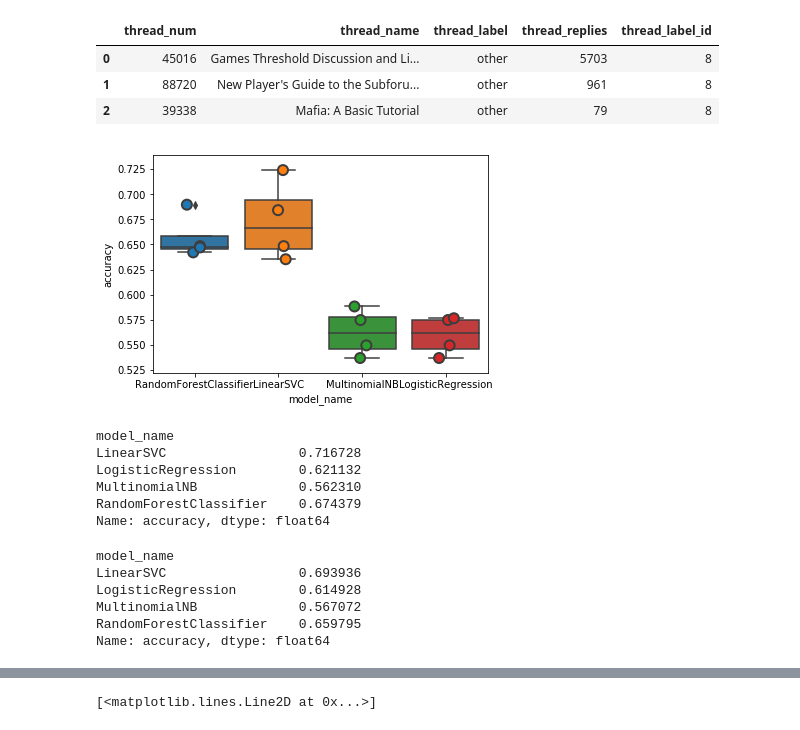
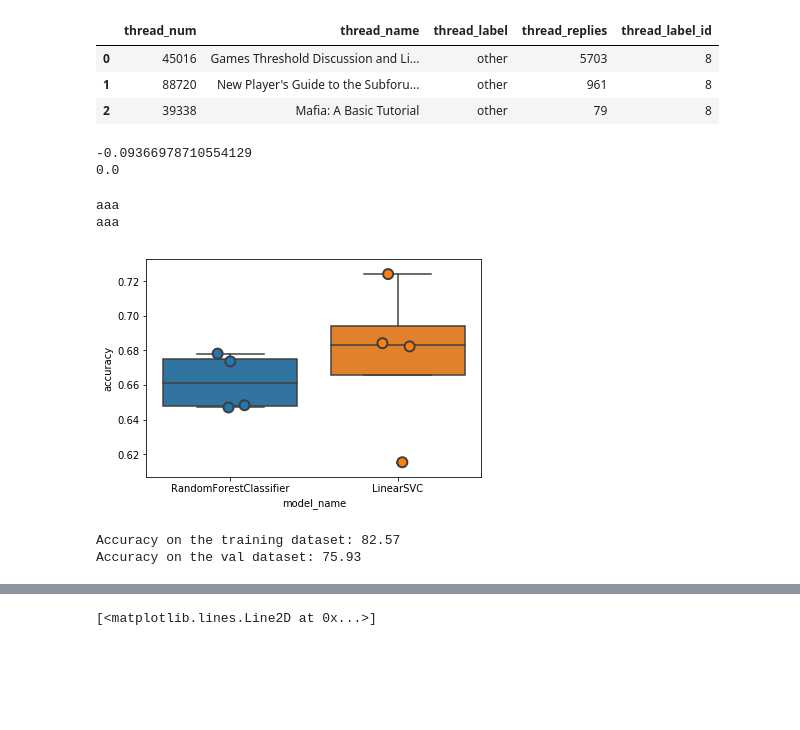
Before and after one commit to Nikishul/Kaggle-NMA-Competition, a Jupyter notebook: notebooks/Anatoly's Mafia prediction.ipynb, the cells around one changed output, grey strips where cells are left out. Saved outputs shown, nothing was run; the diff lists cells and outputs as text; code cells hidden in the pictures; blank space fills up the shorter version.

Commit message:
Submitted a CNN solution, made a quick analysis of key words in thread name

```diff
--- a/notebooks/Anatoly's Mafia prediction.ipynb
+++ b/notebooks/Anatoly's Mafia prediction.ipynb
@@ -87,9 +83,9 @@ y_train=thread["thread_label_id"]
 # %%
 vectorizer = TfidfVectorizer(min_df=3,sublinear_tf=True, norm='l2', encoding='latin-1', ngram_range=(1, 2))
 
-train_data_features = vectorizer.fit_transform(X_train).toarray()
+train_data_features = vectorizer.fit_transform(clean_train_data).toarray()
 
-test_data_features = vectorizer.transform(X_test).toarray()
+test_data_features = vectorizer.transform(clean_test_data).toarray()
 # %%
 def get_unique_users(post):
     return post.groupby(['thread_num','user'],sort=False).size().reset_index('user').rename(index=str, columns={0: "number_of_posts"})
@@ -137,50 +133,55 @@ number_test_posts=thread_test["thread_replies"].as_matrix()
 number_test_posts=normalize(number_test_posts)
 
 
-train_data_features=np.append(np.append(np.append(number_train_posts.reshape(-1,1), numb_unique.as_matrix().reshape(-1,1),axis=1),
-                              np.append(numb_quotes.reshape(-1,1),q_perc.reshape(-1,1), axis=1),axis=1),
-                              np.append(avg_numb_of_posts.as_matrix().reshape(-1,1),train_data_features,axis=1),axis=1)
-test_data_features=np.append(np.append(np.append(number_test_posts.reshape(-1,1),numb_unique_test.as_matrix().reshape(-1,1),axis=1),
-                             np.append(numb_quotes_test.reshape(-1,1),q_perc_test.reshape(-1,1), axis=1),axis=1),
-                             np.append(avg_numb_of_posts_test.as_matrix().reshape(-1,1),test_data_features,axis=1),axis=1)
+train_data_features=np.concatenate([number_train_posts.reshape(-1,1), numb_unique.as_matrix().reshape(-1,1),
+                                     numb_quotes.reshape(-1,1),q_perc.reshape(-1,1),
+                                     avg_numb_of_posts.as_matrix().reshape(-1,1),train_data_features],axis=1)
+test_data_features=np.concatenate([number_test_posts.reshape(-1,1),numb_unique_test.as_matrix().reshape(-1,1),
+                             numb_quotes_test.reshape(-1,1),q_perc_test.reshape(-1,1),
+                             avg_numb_of_posts_test.as_matrix().reshape(-1,1),test_data_features],axis=1)
+# %%
+X_test=test_data_features
+X_train=train_data_features
+y_train=thread["thread_label_id"]
+#X_train, X_val, y_train, y_val = train_test_split(train_data_features, thread["thread_label_id"], test_size=0.15, random_state=87)
 # %%
 models = [
     RandomForestClassifier(n_estimators=120),
     #ClassifierChain(LogisticRegression()),
     #BinaryRelevance(GaussianNB()),
     LinearSVC(),
-    MultinomialNB(),
-    LogisticRegression()
+    #MultinomialNB(),
+    #LogisticRegression()
 ]
+
 #add either pileline(saw it somewhere below) or creating of a datraframe to add additional features
+# %% [output]
+-0.09366978710554129
+0.0
 # %%
 CV=4
 cv_df = pd.DataFrame(index=range(CV * len(models)))
 entries = []
 
 for model in models:
+    print("aaa")
     model_name = model.__class__.__name__
-    accuracies = cross_val_score(model, train_data_features, y_train, scoring='accuracy', cv=CV)
+    accuracies = cross_val_score(model, X_train, y_train, scoring='accuracy', cv=CV)
     for fold_idx, accuracy in enumerate(accuracies):
         entries.append((model_name, fold_idx, accuracy))
 cv_df = pd.DataFrame(entries, columns=['model_name', 'fold_idx', 'accuracy'])
 
 
 sns.boxplot(x='model_name', y='accuracy', data=cv_df)
 sns.stripplot(x='model_name', y='accuracy', data=cv_df, size=10, jitter=True, edgecolor="gray", linewidth=2)
 
 plt.show()
 # %% [output]
+aaa
+aaa
-[figure, old version]
+[figure, new version]
 # %%
 cv_df.groupby('model_name').accuracy.mean()
-# %% [output]
-model_name
-LinearSVC                 0.716728
-LogisticRegression        0.621132
-MultinomialNB             0.562310
-RandomForestClassifier    0.674379
-Name: accuracy, dtype: float64
 # %%
 #classifiers move to separate file
 
@@ -193,21 +194,19 @@ predictions = classifier.predict(val_data_features)
 print("Accuracy = ",accuracy_score(y_val,predictions.A))
 print("\n")
 # %%
-forest = RandomForestClassifier(n_estimators = 120)
+forest = RandomForestClassifier(n_estimators = 110,max_depth=5)
 
-forest = forest.fit(train_data_features, y_train)
+forest = forest.fit(X_train, y_train)
 
-test_predict = forest.predict(val_data_features)
+
+train_predict = forest.predict(X_train)
+test_predict = forest.predict(X_val)
 
 from sklearn.metrics import accuracy_score
+acc = accuracy_score(y_val, test_predict)
 
-acc = accuracy_score(y_val, val_predict)
-
-print("Accuracy on the IMDB dataset: {:.2f}".format(acc*100))
+print("Accuracy on the training dataset: {:.2f}".format(accuracy_score(y_train, train_predict)*100))
+print("Accuracy on the val dataset: {:.2f}".format(accuracy_score(y_val, test_predict)*100))
 # %% [output]
-model_name
-LinearSVC                 0.693936
-LogisticRegression        0.614928
-MultinomialNB             0.567072
-RandomForestClassifier    0.659795
-Name: accuracy, dtype: float64
+Accuracy on the training dataset: 82.57
+Accuracy on the val dataset: 75.93
```
Also changed, not shown: parts of 11 cells of this notebook, 8 other files.
